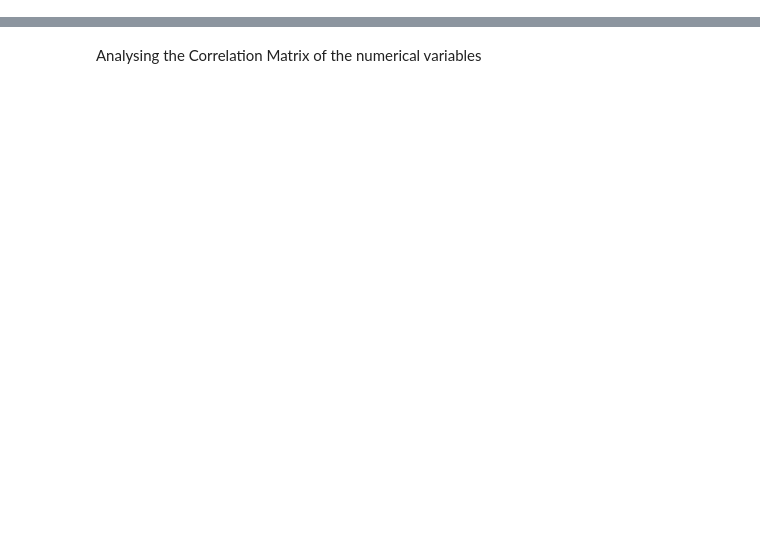
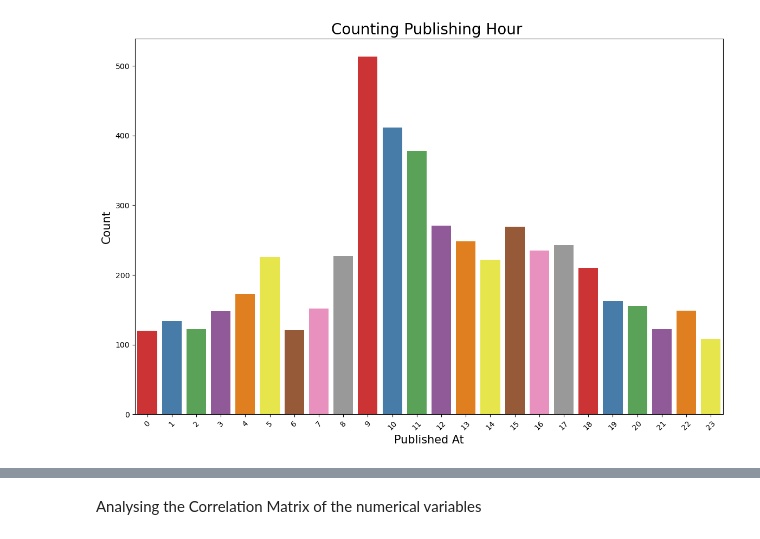
Before and after one commit to ThanhVinhTong/Youtube_Trending_Analysis, a Jupyter notebook: EDA.ipynb, the cells around one changed output, grey strips where cells are left out. Cells and saved outputs as stored; diff of their text form; code cells hidden in the pictures; blank space fills up the shorter version.

```diff
--- a/EDA.ipynb
+++ b/EDA.ipynb
@@ -51,3 +106,15 @@ print(df_yout['comment_count'].quantile([.01,.25,.5,.75,.99]))
+# %%
+plt.figure(figsize = (14,9))
+
+g = sns.countplot('publishing_hour', data=df_yout, palette="Set1")
+g.set_xticklabels(g.get_xticklabels(),rotation=45)
+g.set_title("Counting Publishing Hour ", fontsize=20)
+g.set_xlabel("Published At", fontsize=15)
+g.set_ylabel("Count", fontsize=15)
+
+plt.show()
+# %% [output]
+[figure, added]
 # %%
 df_yout['category_name'] = np.nan
 
```
Also changed, not shown: parts of 27 cells of this notebook, 4 other files.
